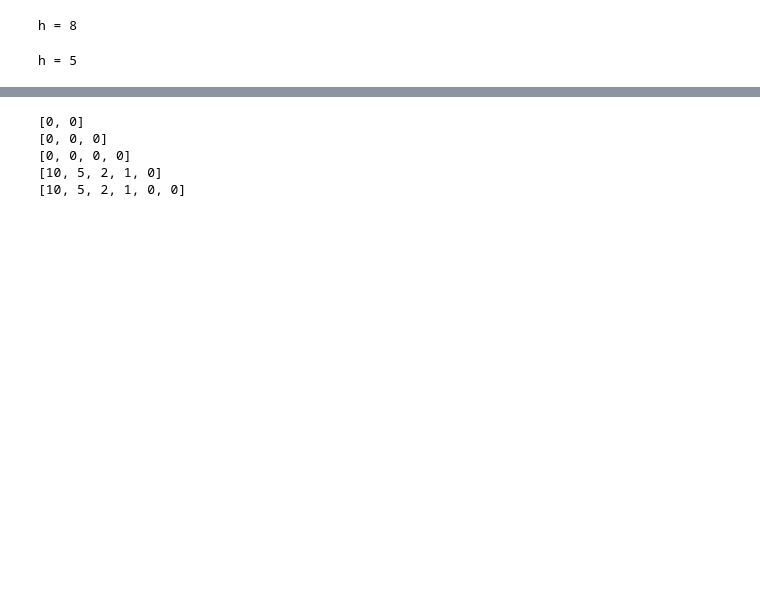
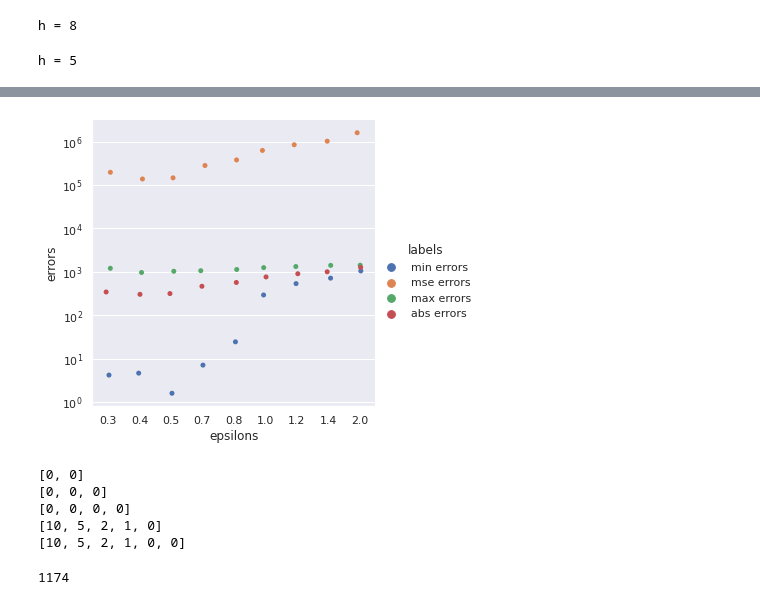
Before and after one commit to j-friis/Bachelors-Thesis, a Jupyter notebook: Implementation/freq_oracle.ipynb, the cells around one changed output, grey strips where cells are left out. Cells and saved outputs as stored; diff of their text form; code cells hidden in the pictures; blank space fills up the shorter version.

Commit message:
plot freq_oral

```diff
--- a/Implementation/freq_oracle.ipynb
+++ b/Implementation/freq_oracle.ipynb
@@ -586,0 +630,26 @@ Real answer is 1846.0
+# %%
+#Getting all error values from dict
+n = len(error_dicts)
+mse_errors = np.zeros(n)
+min_errors = np.zeros(n)
+max_errors = np.zeros(n)
+abs_errors = np.zeros(n)
+
+for num, item in enumerate(error_dicts.items()):
+    mse_errors[num] = item[1]['mse']
+    min_errors[num] = item[1]['min']
+    max_errors[num] = item[1]['max']
+    abs_errors[num] = item[1]['abs']
+# %%
+error_stack = np.vstack((min_errors,mse_errors,max_errors,abs_errors)).flatten()
+min_labels = np.full(min_errors.size, 'min errors')
+mse_labels = np.full(mse_errors.size, 'mse errors')
+max_labels = np.full(max_errors.size, 'max errors')
+abs_labels = np.full(abs_errors.size, 'abs errors')
+
+
+labels_stack = np.vstack((min_labels,mse_labels,max_labels,abs_labels)).flatten()
+epsilons_stack = np.vstack((epsilons,epsilons,epsilons,epsilons)).flatten()
+# %%
+seaborn_df = pd.DataFrame({'epsilons':epsilons_stack, 'errors':error_stack,'labels':labels_stack})
+seaborn_df.to_csv('local_hh_seaborn_plotting_data.csv',index=False)
@@ -586,0 +659,8 @@ Real answer is 1846.0
+# %%
+sns.set()
+# %%
+sns_plot = sns.catplot(x="epsilons", y="errors", hue="labels", data=seaborn_df)
+sns_plot.set(yscale="log")
+sns_plot.savefig("local_hh_AllErrors.png")
+# %% [output]
+[figure, added]
@@ -596,6 +680,10 @@ print(get_index(10,5))
 [0, 0, 0, 0]
 [10, 5, 2, 1, 0]
 [10, 5, 2, 1, 0, 0]
+# %%
+print(np.argmax(all_counts))
+# %% [output]
+1174
 # %%
 path = get_index(8,5)
 path.reverse()
```
Also changed, not shown: parts of 18 cells of this notebook.
